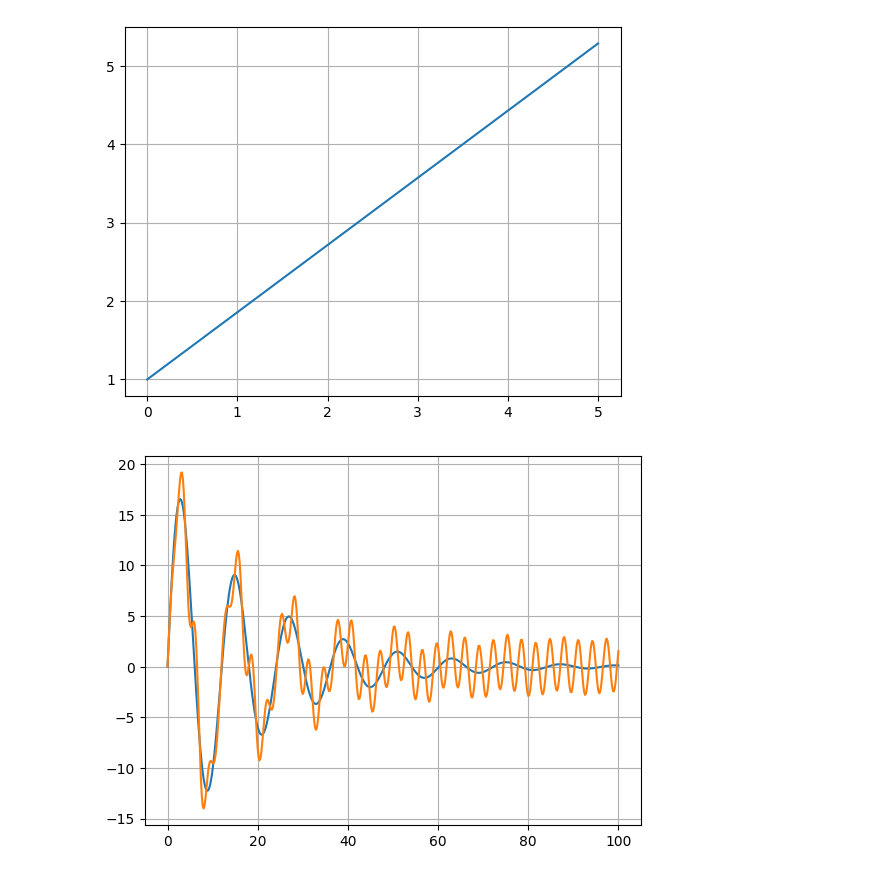
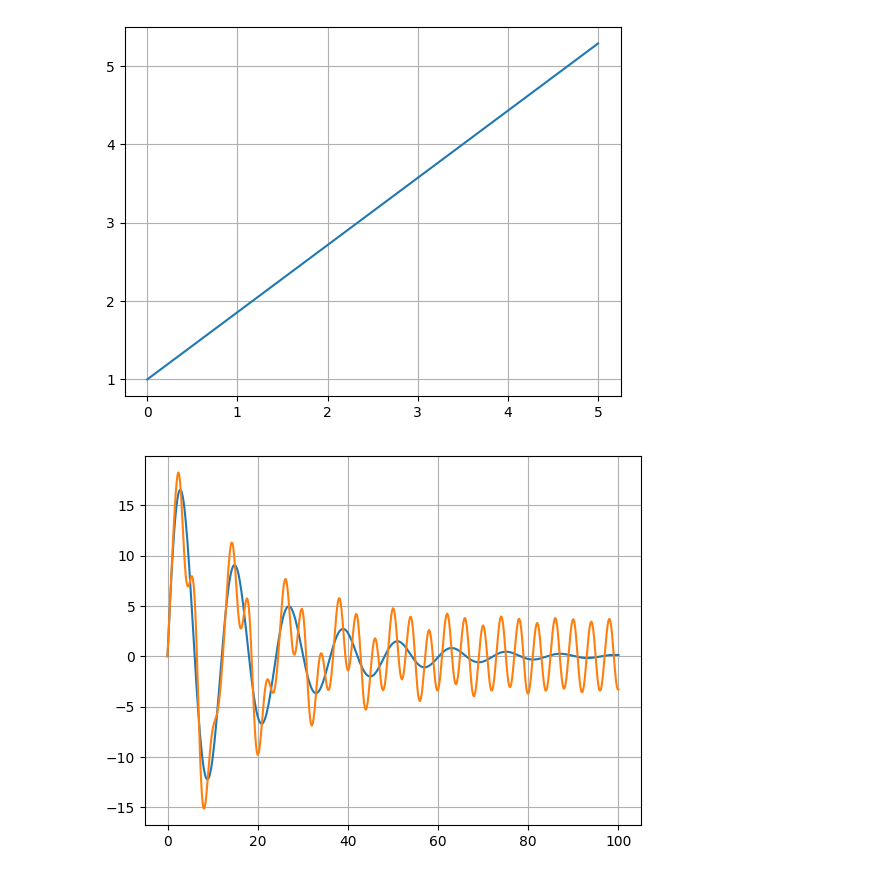
Before and after one commit to TAUforPython/nonstationary, a Jupyter notebook: нестационарные_системы.ipynb, the cells around one changed output. Cells and saved outputs as stored; diff of their text form; code cells hidden in the pictures.

```diff
--- a/нестационарные_системы.ipynb
+++ b/нестационарные_системы.ipynb
@@ -135,7 +122,7 @@ class ABCDt:
     self.A = A
     self.B = B
   def __call__(self,t,x):
-    time_delta = 1 - 0.5*np.sin(-2*t)
+    time_delta = 1 - 0.5*np.sin(2*np.pi/4*t)
     dx1 = self.A[0,0] * x[0] * time_delta + self.A[0,1] * x[1] * time_delta + self.B[0,0]*self.u
     dx2 = self.A[1,0] * x[0] * time_delta + self.A[1,1] * x[1] * time_delta + self.B[1,0]*self.u
     return dx1,dx2
@@ -151,19 +138,20 @@ class ABCD:
     dx2 = self.A[1,0] * x[0] + self.A[1,1] * x[1] + self.B[1,0]*self.u
     return dx1, dx2
 # %%
-model = ABCD(mu=1 , u=10, A=sysABCD.A, B=sysABCD.B)
+u = 10
+model = ABCD(mu=1 , u=u, A=sysABCD.A, B=sysABCD.B)
 solver = RungeKutta4(model)
 solver.set_initial_condition([0, 0])
 
-model_t = ABCDt(mu = 1, u = 10, A=sysABCD.A, B=sysABCD.B)
+model_t = ABCDt(mu = 1, u=u, A=sysABCD.A, B=sysABCD.B)
 solver_t = RungeKutta4(model_t)
 solver_t.set_initial_condition([0, 0])
 
 t  , x = solver.solve(t_span=(0,100),N=500)
 t_t, x_t = solver_t.solve(t_span=(0,100),N=500)
 
 plt.plot(t,x[:,0], t_t, x_t[:,0])
 plt.grid()
 plt.show()
 # %% [output]
-[figure, old version]
+[figure, new version]
```
Also changed, not shown: parts of 2 cells of this notebook.
